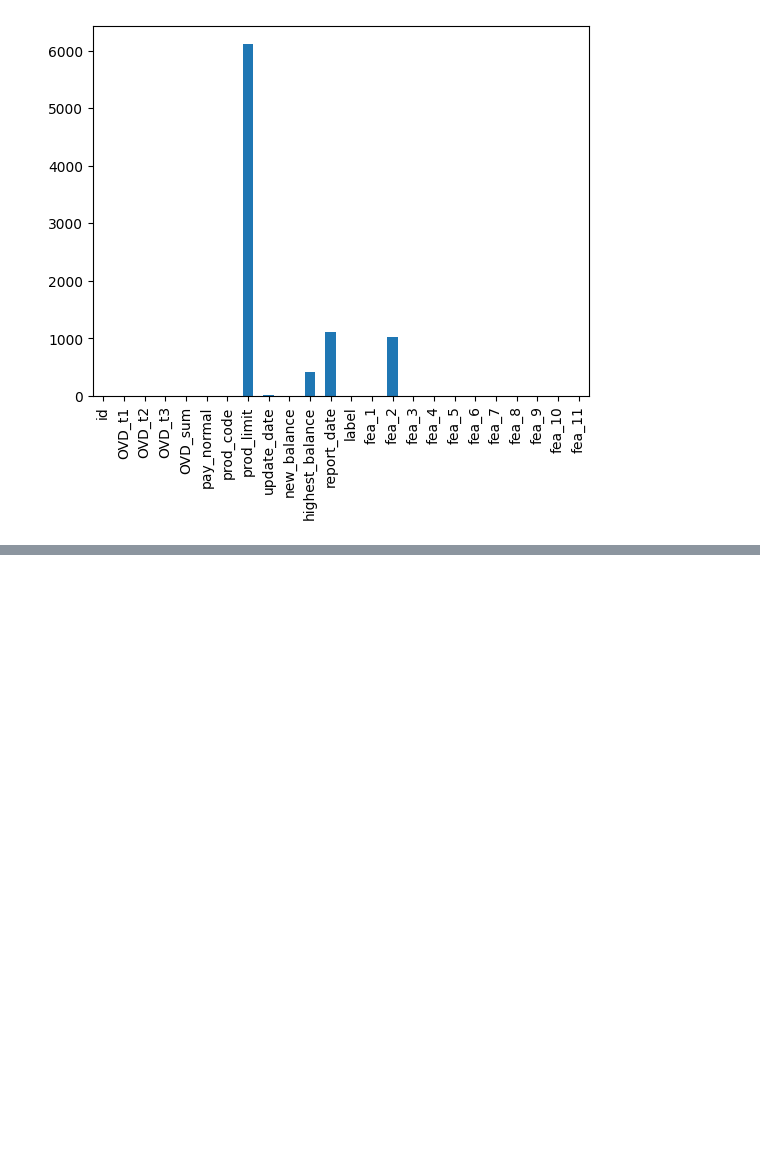
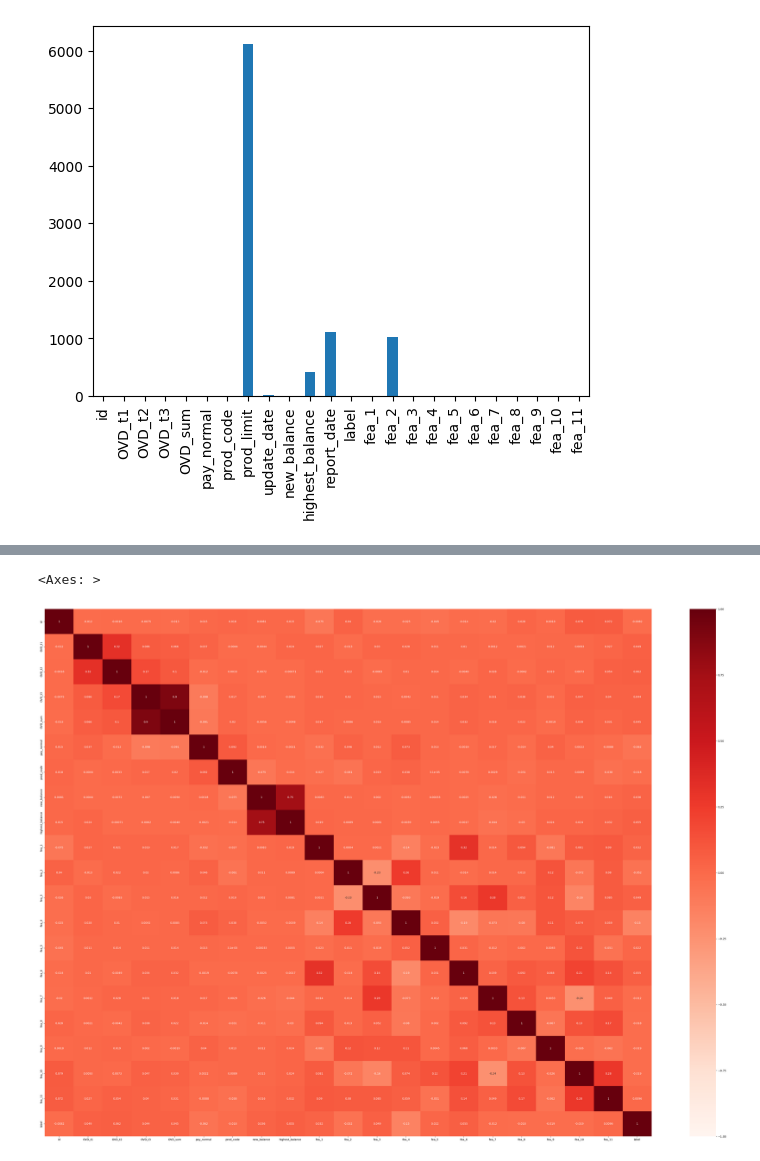
Before and after one commit to deva457/Credit_Risk_ML_Model, a Jupyter notebook: model.ipynb, the cells around one changed output, grey strips where cells are left out. Cells and saved outputs as stored; diff of their text form; code cells hidden in the pictures; blank space fills up the shorter version.

```diff
--- a/model.ipynb
+++ b/model.ipynb
@@ -122,0 +148,9 @@ df.isna().sum().plot(kind='bar')
+# %%
+df.drop(columns=['update_date'],inplace = True)
+df.drop(columns=['report_date'],inplace = True)
+# %%
+#draging the target column at the end of the Dataframe
+target_col = 'label'
+cols = [col for col in df.columns
+        if col != target_col] + [target_col]
+df = df[cols]
@@ -122,0 +173,24 @@ df.isna().sum().plot(kind='bar')
+# %%
+#Discriptive stats
+from collections import OrderedDict
+stats=[]
+
+for i in numerical_col.columns:
+    numerical_stats=OrderedDict({
+    'Feature':i,
+        'Mean':df[i].mean(),
+        'Medain':df[i].median(),
+        'Mode':df[i].mode()[0],
+        'Q1':df[i].quantile(0.25),
+        'Q3':df[i].quantile(0.75),
+        'IQR':df[i].quantile(0.75) - df[i].quantile(0.25),
+        'Standard Deviation':df[i].std(),
+        'Skewness':df[i].skew(),
+        'Kurtosis':df[i].kurt(),
+        'Max':df[i].max(),
+        'Min':df[i].min(),
+        'Variance':df[i].var()
+    })
+    stats.append(numerical_stats)
+    report=pd.DataFrame(stats)
+report
@@ -122,0 +215,12 @@ df.isna().sum().plot(kind='bar')
+# %%
+from sklearn.impute import SimpleImputer
+
+for i in numerical_col.columns:
+    sc = SimpleImputer(strategy='median')
+    df[i] = sc.fit_transform(df[[i]])
+# %%
+plt.figure(figsize=(50,35))
+sns.heatmap(df.corr(), annot= True, vmax=1,vmin=-1,center=0,cmap='Reds')
+# %% [output]
+<Axes: >
+[figure, added]
```
Also changed, not shown: parts of 18 cells of this notebook, 4 other files.
